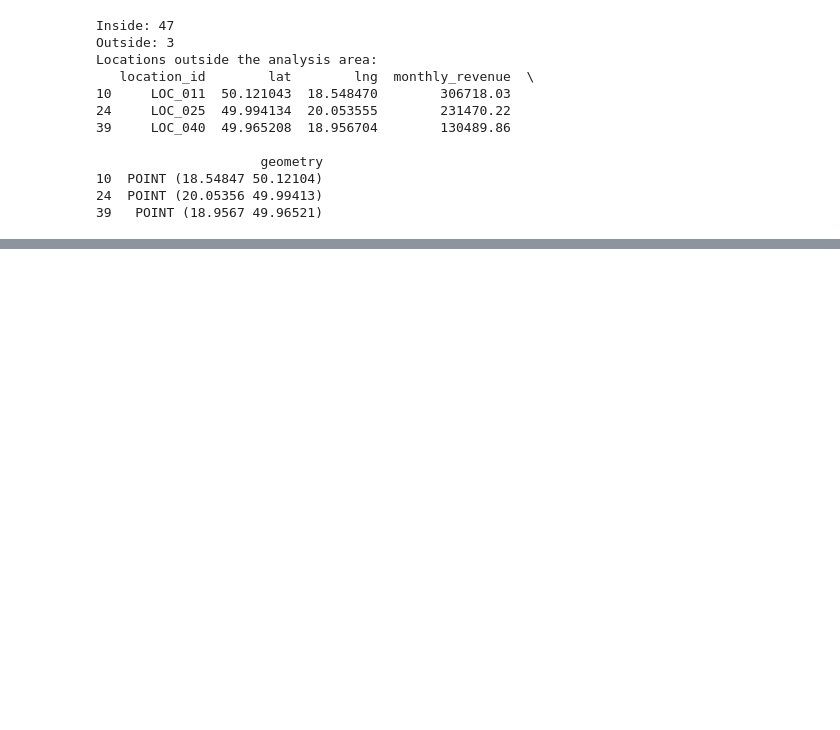
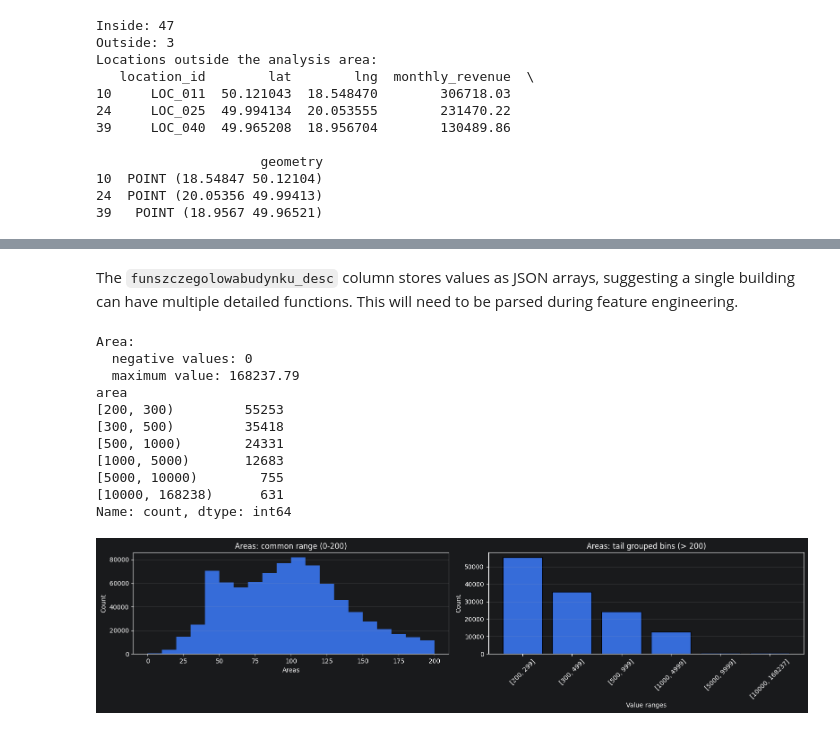
Before and after one commit to JanMatusiak/dataplace-ai-task, a Jupyter notebook: notebooks/01_exploratory_data_analysis.ipynb, the cells around one changed output, grey strips where cells are left out. Saved outputs shown, nothing was run; the diff lists cells and outputs as text; code cells hidden in the pictures; blank space fills up the shorter version.

```diff
--- a/notebooks/01_exploratory_data_analysis.ipynb
+++ b/notebooks/01_exploratory_data_analysis.ipynb
@@ -459,0 +629,14 @@ Locations outside the analysis area:
+# %%
+districts_bbox = gdf_districts.total_bounds
+
+DISTRICTS_BBOX = {
+    'lng_min': districts_bbox[0],
+    'lat_min': districts_bbox[1],
+    'lng_max': districts_bbox[2],
+    'lat_max': districts_bbox[3]
+}
+# %%
+path = Path("../data/processed/districts_bbox.json")
+path.parent.mkdir(parents=True, exist_ok=True)
+with path.open('w') as f:
+    json.dump(DISTRICTS_BBOX, f, indent=2)
@@ -459,0 +678,3 @@ Locations outside the analysis area:
+# %%
+df_buildings = pd.read_csv("../data/raw/s3/recruitment_buildings.csv.gz", compression="gzip")
+df_population = pd.read_csv("../data/raw/s3/recruitment_population.csv.gz", compression="gzip")
@@ -459,0 +734,3 @@ Locations outside the analysis area:
+# %%
+df_buildings['geometry'] = df_buildings['geometry'].apply(wkt.loads)
+gdf_buildings = gpd.GeoDataFrame(df_buildings, geometry='geometry', crs="EPSG:4326")
@@ -459,0 +772,59 @@ Locations outside the analysis area:
+# %% [markdown]
+The `funszczegolowabudynku_desc` column stores values as JSON arrays, suggesting a single building can have multiple detailed functions. This will need to be parsed during feature engineering.
+# %%
+areas = df_buildings['area']
+cutoff = 200
+
+negative_count = (areas < 0).sum()
+max_value = areas.max()
+
+print(f"Area:")
+print(f"  negative values: {negative_count}")
+print(f"  maximum value: {max_value}")
+
+common_values = areas[areas <= cutoff]
+tail_values = areas[areas > cutoff]
+
+fig, axes = plt.subplots(1, 2, figsize=(16, 4))
+
+axes[0].hist(common_values, bins=range(0, cutoff+1, 10))
+axes[0].set_title(f'Areas: common range (0-{cutoff})')
+axes[0].set_xlabel('Areas')
+axes[0].set_ylabel('Count')
+axes[0].grid(axis='y', alpha=0.3)
+
+if tail_values.empty:
+    axes[1].text(0.5, 0.5, f'No values > {cutoff}', ha='center', va='center')
+    axes[1].set_title(f'Areas: tail grouped bins (> {cutoff})')
+    axes[1].set_xticks([])
+    axes[1].set_yticks([])
+else:
+    max_tail = int(tail_values.max())
+    candidate_edges = [cutoff, 200, 300, 500, 1000, 5000, 10000]
+    edges = sorted(set([cutoff] + [e for e in candidate_edges if cutoff < e < max_tail] + [max_tail + 1]))
+    tail_bins = pd.cut(tail_values, bins=edges, right=False)
+    tail_counts = tail_bins.value_counts().sort_index()
+    labels = [f'[{int(interval.left)}, {int(interval.right) - 1}]' for interval in tail_counts.index]
+    axes[1].bar(labels, tail_counts.values, edgecolor='black')
+    axes[1].set_title(f'Areas: tail grouped bins (> {cutoff})')
+    axes[1].set_xlabel('Value ranges')
+    axes[1].set_ylabel('Count')
+    axes[1].tick_params(axis='x', rotation=45)
+    axes[1].grid(axis='y', alpha=0.3)
+    print(tail_counts)
+
+plt.tight_layout()
+plt.show()
+# %% [output]
+Area:
+  negative values: 0
+  maximum value: 168237.79
+area
+[200, 300)         55253
+[300, 500)         35418
+[500, 1000)        24331
+[1000, 5000)       12683
+[5000, 10000)        755
+[10000, 168238)      631
+Name: count, dtype: int64
+[figure, added]
```
Also changed, not shown: parts of 59 cells of this notebook, 2 other files.
